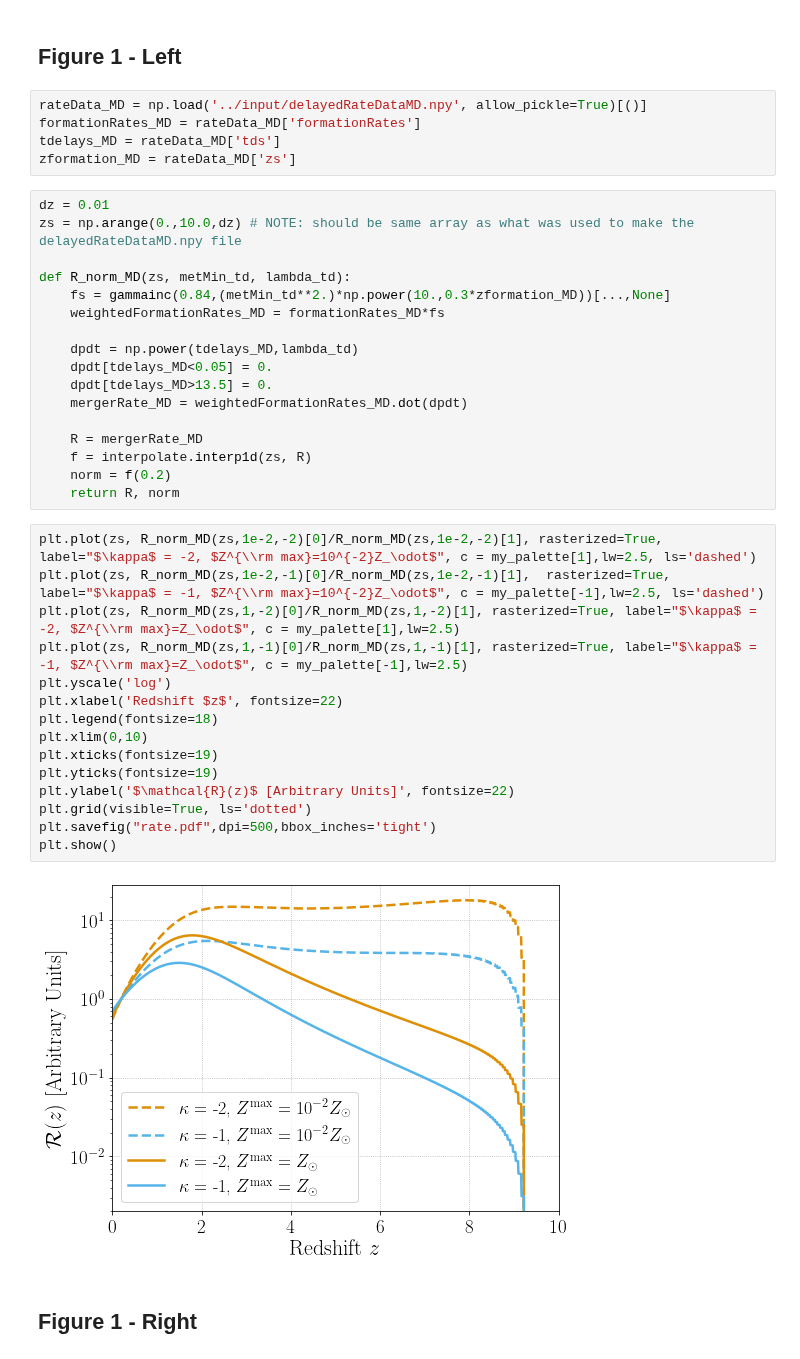
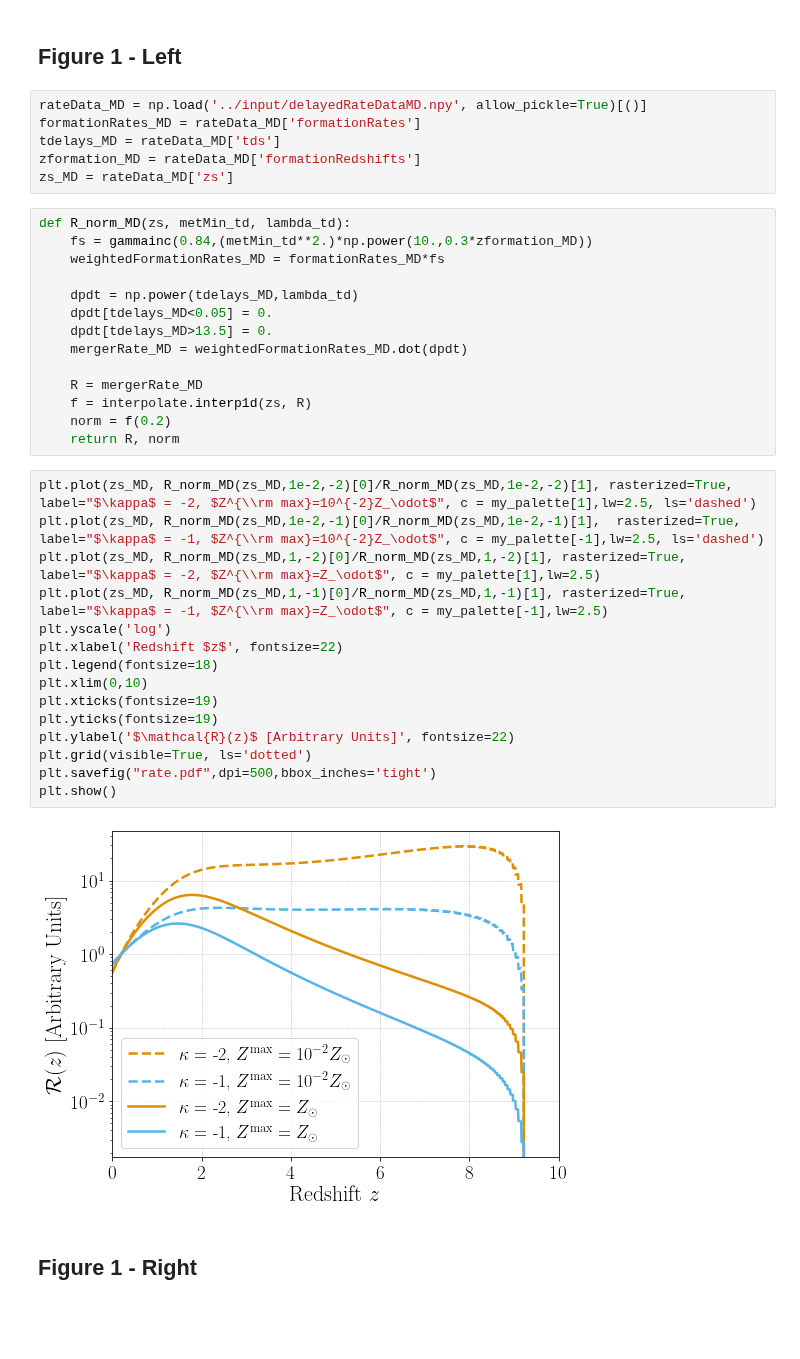
Before and after one commit to kevinturbang/bbh_gwb_time_delay_inference, a Jupyter notebook: figures/reproduce_figure_1.ipynb, the cells around one changed output. Saved outputs shown, nothing was run; the diff lists cells and outputs as text; blank space fills up the shorter version.

Commit message:
Fixing formation redshift issue

```diff
--- a/figures/reproduce_figure_1.ipynb
+++ b/figures/reproduce_figure_1.ipynb
@@ -31,13 +31,11 @@ my_palette = sns.color_palette("colorblind")
 rateData_MD = np.load('../input/delayedRateDataMD.npy', allow_pickle=True)[()]
 formationRates_MD = rateData_MD['formationRates']
 tdelays_MD = rateData_MD['tds']
-zformation_MD = rateData_MD['zs']
+zformation_MD = rateData_MD['formationRedshifts']
+zs_MD = rateData_MD['zs']
 # %%
-dz = 0.01
-zs = np.arange(0.,10.0,dz) # NOTE: should be same array as what was used to make the delayedRateDataMD.npy file
-
 def R_norm_MD(zs, metMin_td, lambda_td):
-    fs = gammainc(0.84,(metMin_td**2.)*np.power(10.,0.3*zformation_MD))[...,None]
+    fs = gammainc(0.84,(metMin_td**2.)*np.power(10.,0.3*zformation_MD))
     weightedFormationRates_MD = formationRates_MD*fs
 
     dpdt = np.power(tdelays_MD,lambda_td)
@@ -50,22 +48,22 @@ def R_norm_MD(zs, metMin_td, lambda_td):
     norm = f(0.2)
     return R, norm
 # %%
-plt.plot(zs, R_norm_MD(zs,1e-2,-2)[0]/R_norm_MD(zs,1e-2,-2)[1], rasterized=True, label="$\kappa$ = -2, $Z^{\\rm max}=10^{-2}Z_\odot$", c = my_palette[1],lw=2.5, ls='dashed')
-plt.plot(zs, R_norm_MD(zs,1e-2,-1)[0]/R_norm_MD(zs,1e-2,-1)[1],  rasterized=True, label="$\kappa$ = -1, $Z^{\\rm max}=10^{-2}Z_\odot$", c = my_palette[-1],lw=2.5, ls='dashed')
-plt.plot(zs, R_norm_MD(zs,1,-2)[0]/R_norm_MD(zs,1,-2)[1], rasterized=True, label="$\kappa$ = -2, $Z^{\\rm max}=Z_\odot$", c = my_palette[1],lw=2.5)
-plt.plot(zs, R_norm_MD(zs,1,-1)[0]/R_norm_MD(zs,1,-1)[1], rasterized=True, label="$\kappa$ = -1, $Z^{\\rm max}=Z_\odot$", c = my_palette[-1],lw=2.5)
+plt.plot(zs_MD, R_norm_MD(zs_MD,1e-2,-2)[0]/R_norm_MD(zs_MD,1e-2,-2)[1], rasterized=True, label="$\kappa$ = -2, $Z^{\\rm max}=10^{-2}Z_\odot$", c = my_palette[1],lw=2.5, ls='dashed')
+plt.plot(zs_MD, R_norm_MD(zs_MD,1e-2,-1)[0]/R_norm_MD(zs_MD,1e-2,-1)[1],  rasterized=True, label="$\kappa$ = -1, $Z^{\\rm max}=10^{-2}Z_\odot$", c = my_palette[-1],lw=2.5, ls='dashed')
+plt.plot(zs_MD, R_norm_MD(zs_MD,1,-2)[0]/R_norm_MD(zs_MD,1,-2)[1], rasterized=True, label="$\kappa$ = -2, $Z^{\\rm max}=Z_\odot$", c = my_palette[1],lw=2.5)
+plt.plot(zs_MD, R_norm_MD(zs_MD,1,-1)[0]/R_norm_MD(zs_MD,1,-1)[1], rasterized=True, label="$\kappa$ = -1, $Z^{\\rm max}=Z_\odot$", c = my_palette[-1],lw=2.5)
 plt.yscale('log')
 plt.xlabel('Redshift $z$', fontsize=22)
 plt.legend(fontsize=18)
 plt.xlim(0,10)
 plt.xticks(fontsize=19)
 plt.yticks(fontsize=19)
 plt.ylabel('$\mathcal{R}(z)$ [Arbitrary Units]', fontsize=22)
 plt.grid(visible=True, ls='dotted')
 plt.savefig("rate.pdf",dpi=500,bbox_inches='tight')
 plt.show()
 # %% [output]
-[figure, old version]
+[figure, new version]
 # %% [markdown]
 ## Figure 1 - Right
 # %%
```
Also changed, not shown: parts of 1 cell of this notebook, 1 other file.
